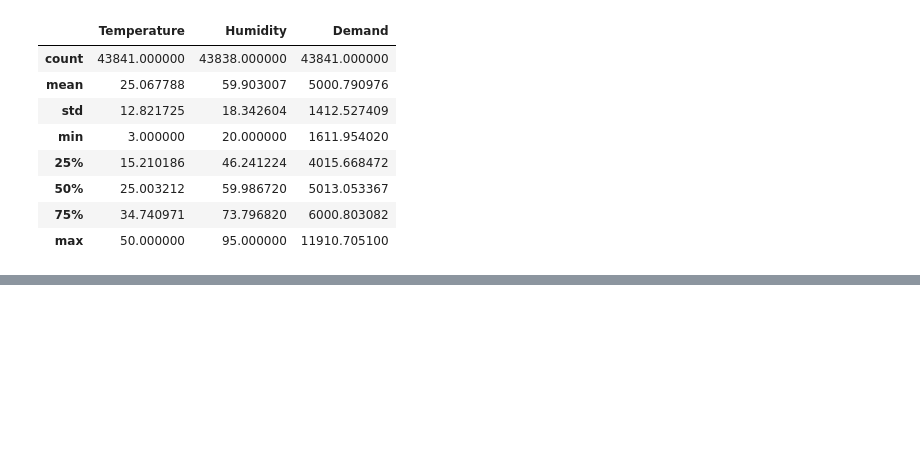
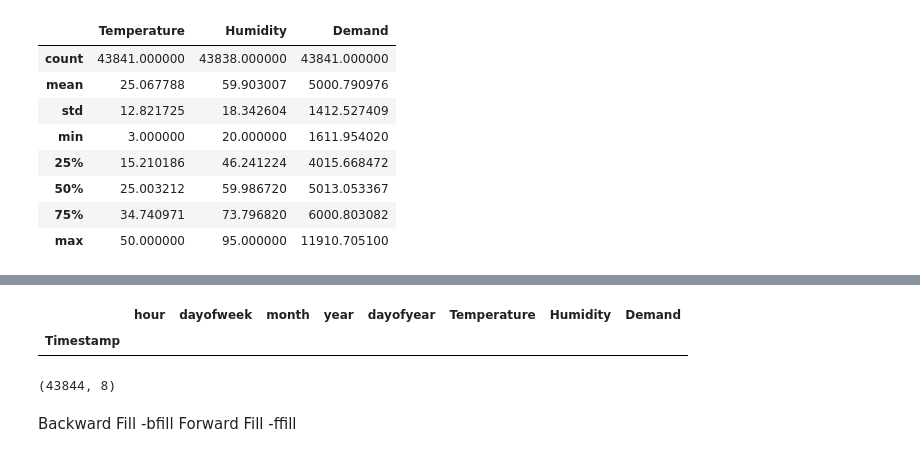
Before and after one commit to rohansaha636/Electricity-Demand-Prediction-Machine-Learning-Model, a Jupyter notebook: Electricity_Demand_Prediction_Machine_Learning_Model.ipynb, the cells around one changed output, grey strips where cells are left out. Cells and saved outputs as stored; diff of their text form; code cells hidden in the pictures; blank space fills up the shorter version.

```diff
--- a/Electricity_Demand_Prediction_Machine_Learning_Model.ipynb
+++ b/Electricity_Demand_Prediction_Machine_Learning_Model.ipynb
@@ -88,0 +136,3 @@ df[['Temperature', 'Humidity', 'Demand']].describe()
+# %%
+# we will drop all values which contains null value
+df =df.dropna(how='all')
@@ -88,0 +168,13 @@ df[['Temperature', 'Humidity', 'Demand']].describe()
+# %%
+#chhecking any null value missed or not
+df[df.isnull().all(axis=1)]
+# %% [output]
+|  | hour | dayofweek | month | year | dayofyear | Temperature | Humidity | Demand |
+| Timestamp |  |  |  |  |  |  |  |  |
+# %%
+df.shape
+# %% [output]
+(43844, 8)
+# %% [markdown]
+Backward Fill -bfill
+Forward Fill -ffill
```
Also changed, not shown: parts of 11 cells of this notebook.
